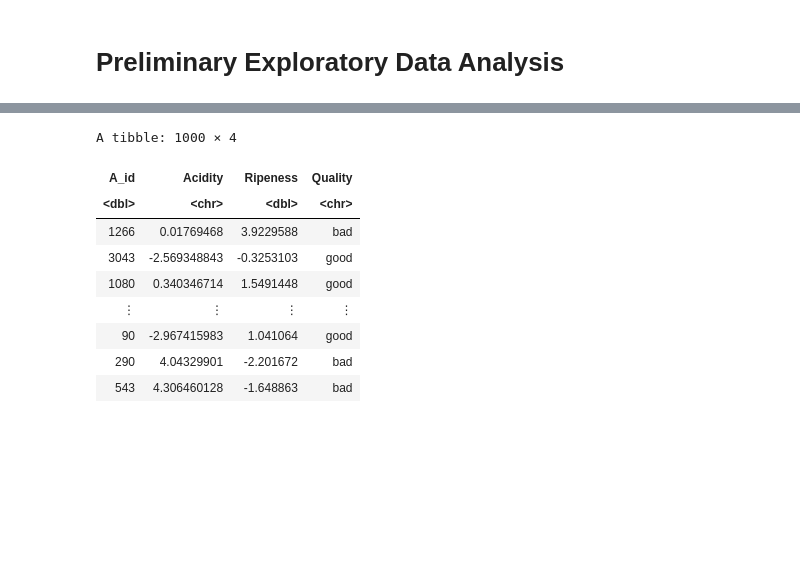
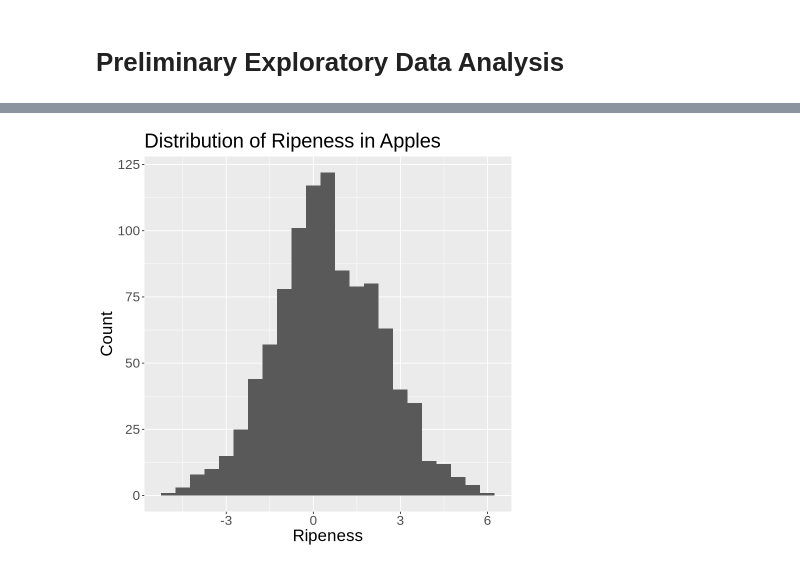
Before and after one commit to Ethkazin/DSCI-100-Group-Project, a Jupyter notebook: group_project_actual.ipynb, the cells around one changed output, grey strips where cells are left out. Drawn from its saved outputs; the diff is of its cells as text; code cells hidden in the pictures; blank space fills up the shorter version.

Commit message:
exploratory analysis (pull first)
added graphs for distributions of acidity and ripeness. tidied the data

```diff
--- a/group_project_actual.ipynb
+++ b/group_project_actual.ipynb
@@ -43,7 +23,12 @@ ERROR: Error in file(filename, "r", encoding = encoding): cannot open the connec
 # %%
 apples_data <- read_csv("data/apple_quality.csv") |>
-    head(-1)
+    head(-1) #removes the last row of the data set which contains credits and NA values
 apples_data
+apples_select <- apples_data |>
+    select(A_id, Ripeness, Acidity, Quality) |>
+    mutate(Acidity = as.numeric(Acidity)) |>
+    sample_n(1000)
+apples_select
 # %% [output]
 Rows: 4001 Columns: 9
 ── Column specification ────────────────────────────────────────────────────────
@@ -66,15 +60,0 @@ A tibble: 4000 × 9
-# %%
-apples_select_1000 <- apples_data |>
-    select(A_id, Acidity, Ripeness, Quality)
-apples_select
-# %% [output]
-A tibble: 1000 × 4
-| A_id | Acidity | Ripeness | Quality |
-| <dbl> | <chr> | <dbl> | <chr> |
-| 1266 | 0.01769468 | 3.9229588 | bad |
-| 3043 | -2.569348843 | -0.3253103 | good |
-| 1080 | 0.340346714 | 1.5491448 | good |
-| ⋮ | ⋮ | ⋮ | ⋮ |
-| 90 | -2.967415983 | 1.041064 | good |
-| 290 | 4.04329901 | -2.201672 | bad |
-| 543 | 4.306460128 | -1.648863 | bad |
@@ -82,0 +61,10 @@ apples_split <- initial_split(apples_select, prop = 0.75,
+# %%
+apples_hist_ripe <- apples_select |>
+    ggplot(aes(x = Ripeness)) +
+    geom_histogram(binwidth = 0.5) +
+    labs(x = "Ripeness", y = "Count") +
+    ggtitle("Distribution of Ripeness in Apples") +
+    theme(text = element_text(size = 20))
+apples_hist_ripe
+# %% [output]
+[figure, added]
```
Also changed, not shown: parts of 5 cells of this notebook.
